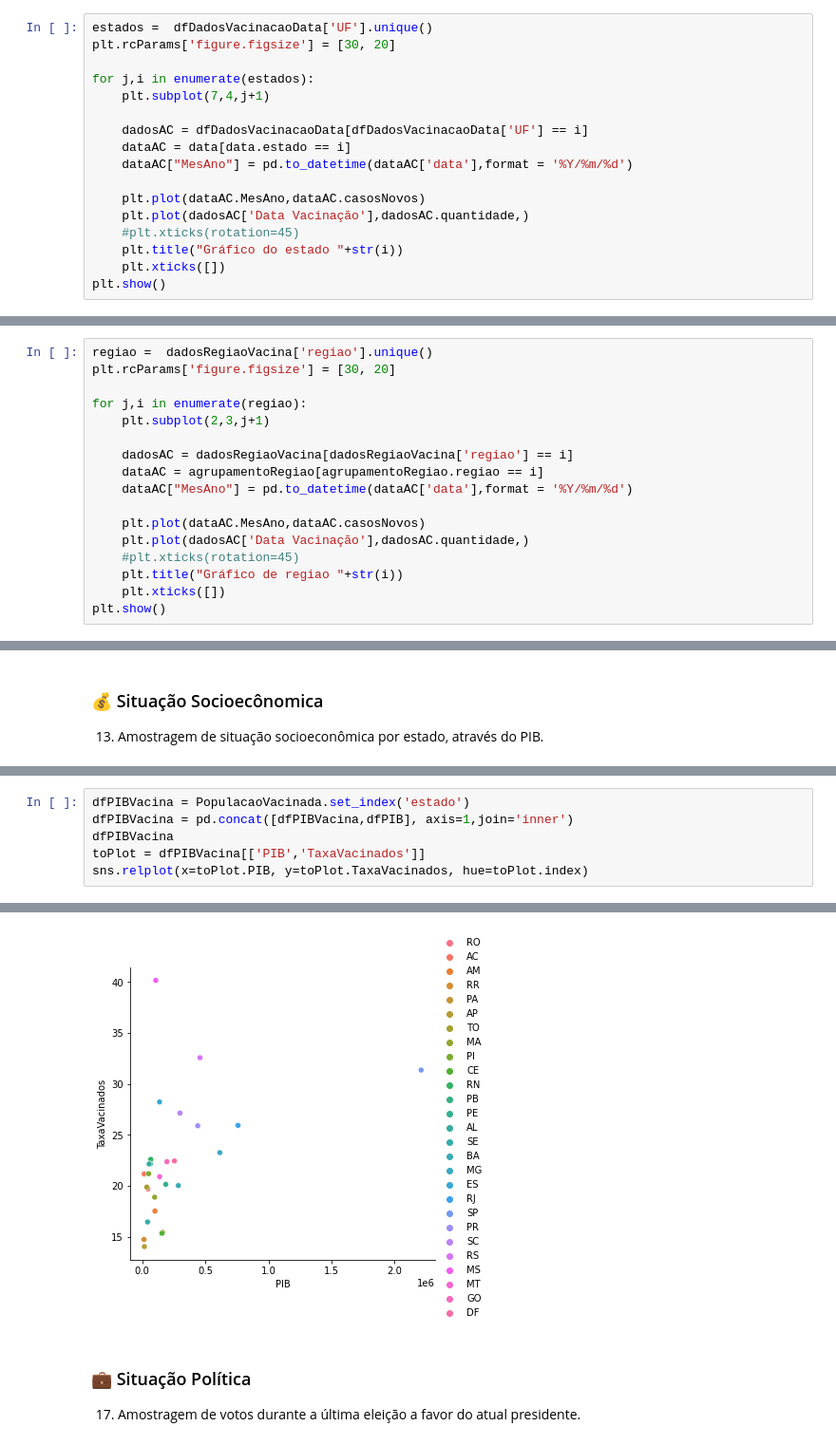
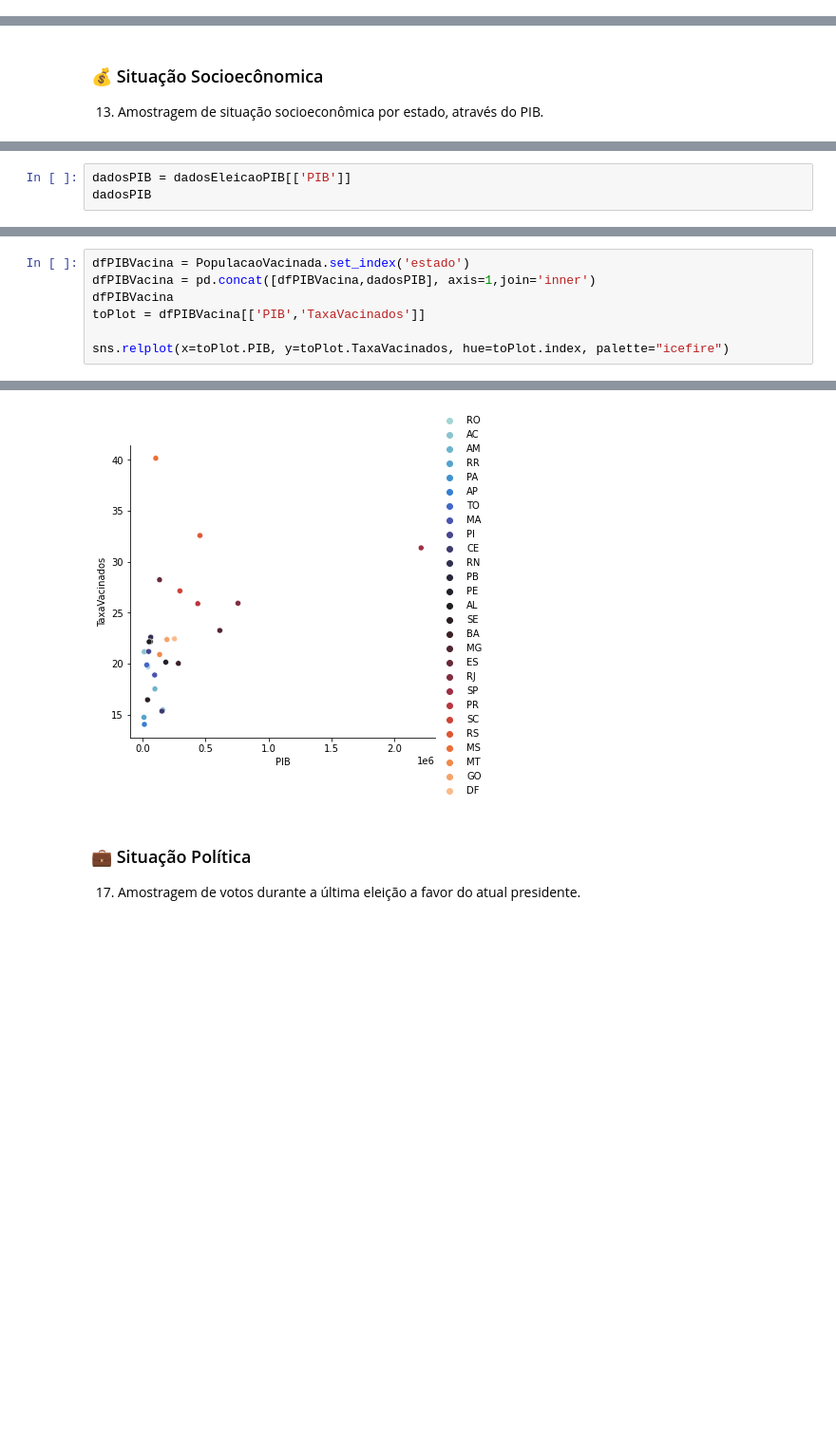
Before and after one commit to stardotwav/BrasilEmDados, a Jupyter notebook: AnaliseExtracaoConhecimento.ipynb, the cells around one changed output, grey strips where cells are left out. Shown at 95% size. Saved outputs shown, nothing was run; the diff lists cells and outputs as text; blank space fills up the shorter version.

```diff
--- a/AnaliseExtracaoConhecimento.ipynb
+++ b/AnaliseExtracaoConhecimento.ipynb
@@ -275,17 +230,0 @@ dfDadosVacinacaoData
-# %%
-estados =  dfDadosVacinacaoData['UF'].unique()
-plt.rcParams['figure.figsize'] = [30, 20]
-
-for j,i in enumerate(estados):
-    plt.subplot(7,4,j+1)
-
-    dadosAC = dfDadosVacinacaoData[dfDadosVacinacaoData['UF'] == i]
-    dataAC = data[data.estado == i]
-    dataAC["MesAno"] = pd.to_datetime(dataAC['data'],format = '%Y/%m/%d')
-
-    plt.plot(dataAC.MesAno,dataAC.casosNovos)
-    plt.plot(dadosAC['Data Vacinação'],dadosAC.quantidade,)
-    #plt.xticks(rotation=45)
-    plt.title("Gráfico do estado "+str(i))
-    plt.xticks([])
-plt.show()
@@ -347,17 +232,0 @@ agrupamentoRegiao
-# %%
-regiao =  dadosRegiaoVacina['regiao'].unique()
-plt.rcParams['figure.figsize'] = [30, 20]
-
-for j,i in enumerate(regiao):
-    plt.subplot(2,3,j+1)
-
-    dadosAC = dadosRegiaoVacina[dadosRegiaoVacina['regiao'] == i]
-    dataAC = agrupamentoRegiao[agrupamentoRegiao.regiao == i]
-    dataAC["MesAno"] = pd.to_datetime(dataAC['data'],format = '%Y/%m/%d')
-
-    plt.plot(dataAC.MesAno,dataAC.casosNovos)
-    plt.plot(dadosAC['Data Vacinação'],dadosAC.quantidade,)
-    #plt.xticks(rotation=45)
-    plt.title("Gráfico de regiao "+str(i))
-    plt.xticks([])
-plt.show()
@@ -422,0 +237,3 @@ dfPIB
+# %%
+dadosPIB = dadosEleicaoPIB[['PIB']]
+dadosPIB
@@ -444,12 +291,13 @@ sns.relplot(x=toPlot.PIB, y=toPlot.PorcentagemMortes, hue=toPlot.index)
 # %%
 dfPIBVacina = PopulacaoVacinada.set_index('estado')
-dfPIBVacina = pd.concat([dfPIBVacina,dfPIB], axis=1,join='inner')
+dfPIBVacina = pd.concat([dfPIBVacina,dadosPIB], axis=1,join='inner')
 dfPIBVacina
 toPlot = dfPIBVacina[['PIB','TaxaVacinados']]
-sns.relplot(x=toPlot.PIB, y=toPlot.TaxaVacinados, hue=toPlot.index)
+
+sns.relplot(x=toPlot.PIB, y=toPlot.TaxaVacinados, hue=toPlot.index, palette="icefire")
 # %% [output]
 <seaborn.axisgrid.FacetGrid at 0x...>
-[figure, old version]
+[figure, new version]
 # %% [markdown]
 ### 💼 Situação Política
 
```
Also changed, not shown: parts of 43 cells of this notebook, 1 other file.
